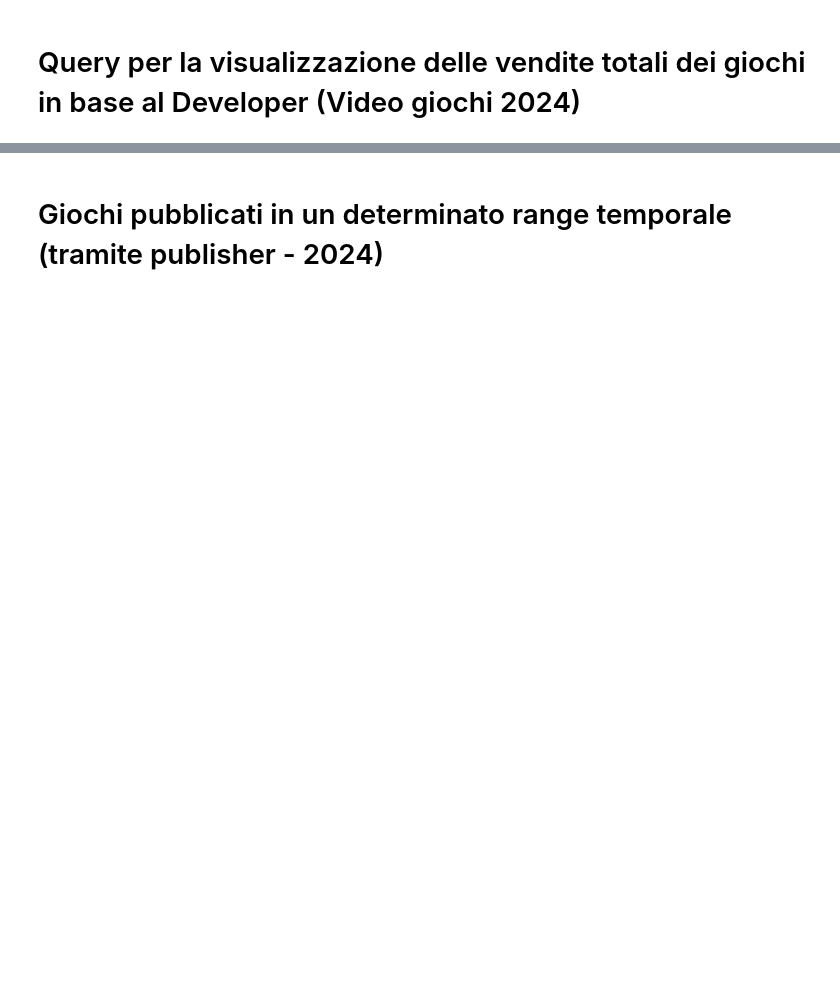
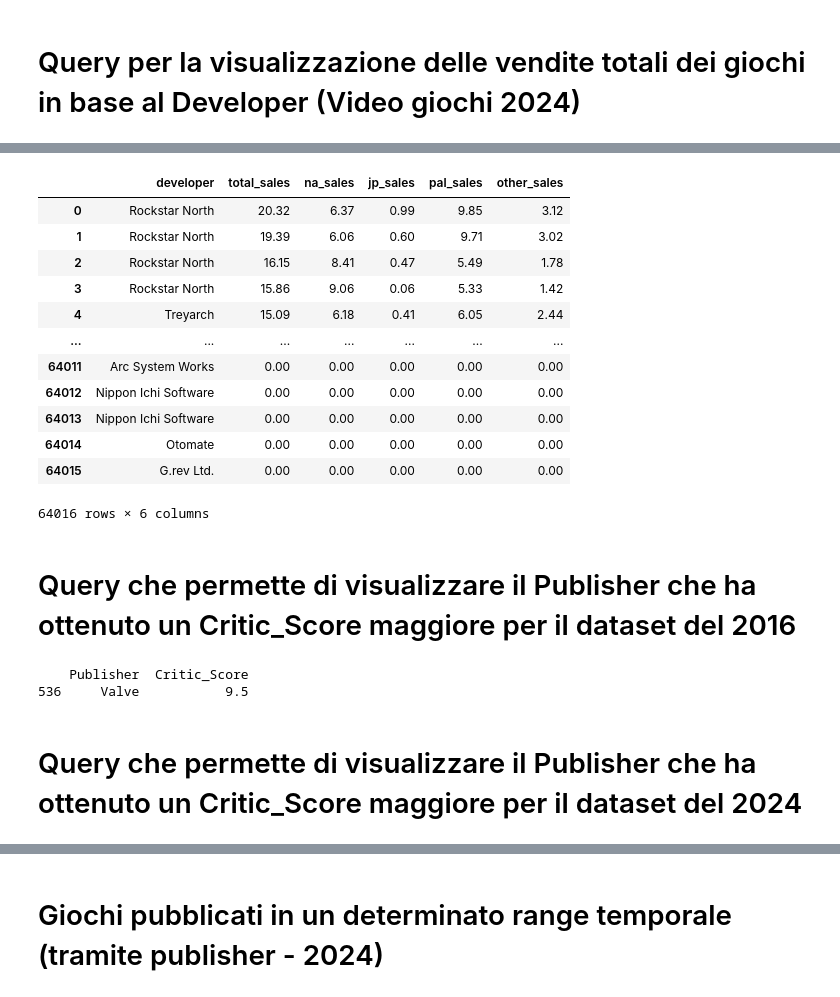
Before and after one commit to Nerone709/KeybladeDB, a Jupyter notebook: notebooks/query_datasets.ipynb, the cells around one changed output, grey strips where cells are left out. Cells and saved outputs as stored; diff of their text form; code cells hidden in the pictures; blank space fills up the shorter version.

```diff
--- a/notebooks/query_datasets.ipynb
+++ b/notebooks/query_datasets.ipynb
@@ -152,0 +291,64 @@ display(sales_df)
+# %%
+# Pipeline: visualizza tutti i giochi con dettagli di vendita
+pipeline = [
+    {"$project": {
+        "_id": 0,
+        "developer": 1,
+        "total_sales": 1,
+        "na_sales": 1,
+        "pal_sales": 1,
+        "jp_sales": 1,
+        "other_sales": 1
+    }},
+    {"$sort": {"total_sales": -1}}
+]#Inserendo il -1 nell'operazione di sort, i risultati vengono ordinati in ordine decrescente in base alle vendite globali
+
+# Esecuzione della pipeline
+result = list(videogames_2024.aggregate(pipeline))
+# Conversione in DataFrame
+sales_df = pd.DataFrame(result)
+
+# Visualizzazione
+display(sales_df)
+# %% [output]
+|  | developer | total_sales | na_sales | jp_sales | pal_sales | other_sales |
+| 0 | Rockstar North | 20.32 | 6.37 | 0.99 | 9.85 | 3.12 |
+| 1 | Rockstar North | 19.39 | 6.06 | 0.60 | 9.71 | 3.02 |
+| 2 | Rockstar North | 16.15 | 8.41 | 0.47 | 5.49 | 1.78 |
+| 3 | Rockstar North | 15.86 | 9.06 | 0.06 | 5.33 | 1.42 |
+| 4 | Treyarch | 15.09 | 6.18 | 0.41 | 6.05 | 2.44 |
+| ... | ... | ... | ... | ... | ... | ... |
+| 64011 | Arc System Works | 0.00 | 0.00 | 0.00 | 0.00 | 0.00 |
+| 64012 | Nippon Ichi Software | 0.00 | 0.00 | 0.00 | 0.00 | 0.00 |
+| 64013 | Nippon Ichi Software | 0.00 | 0.00 | 0.00 | 0.00 | 0.00 |
+| 64014 | Otomate | 0.00 | 0.00 | 0.00 | 0.00 | 0.00 |
+| 64015 | G.rev Ltd. | 0.00 | 0.00 | 0.00 | 0.00 | 0.00 |
+64016 rows × 6 columns
+# %% [markdown]
+# Query che permette di visualizzare il Publisher che ha ottenuto un Critic_Score maggiore per il dataset del 2016
+# %%
+# Estrai i campi necessari dal dataset 2016
+df_2016_scores = pd.DataFrame(list(videogames_2016.find(
+    {"Critic_Score": {"$ne": None}},  # Esclude i giochi senza voto
+    {"_id": 0, "Publisher": 1, "Critic_Score": 1}
+)))
+
+# Rimuovi eventuali NaN
+df_2016_scores = df_2016_scores.dropna(subset=['Critic_Score'])
+
+# Converte i punteggi su scala 10
+df_2016_scores['Critic_Score'] = df_2016_scores['Critic_Score'] / 10
+
+# Calcola la media dei Critic_Score per Publisher
+publisher_avg_score = df_2016_scores.groupby('Publisher')['Critic_Score'].mean().reset_index()
+
+# Trova il Publisher con la media più alta
+top_publisher = publisher_avg_score.sort_values(by='Critic_Score', ascending=False).head(1)
+
+# Visualizza il risultato
+print(top_publisher)
+# %% [output]
+    Publisher  Critic_Score
+536     Valve           9.5
+# %% [markdown]
+# Query che permette di visualizzare il Publisher che ha ottenuto un Critic_Score maggiore per il dataset del 2024
```
Also changed, not shown: parts of 43 cells of this notebook, 3 other files.
